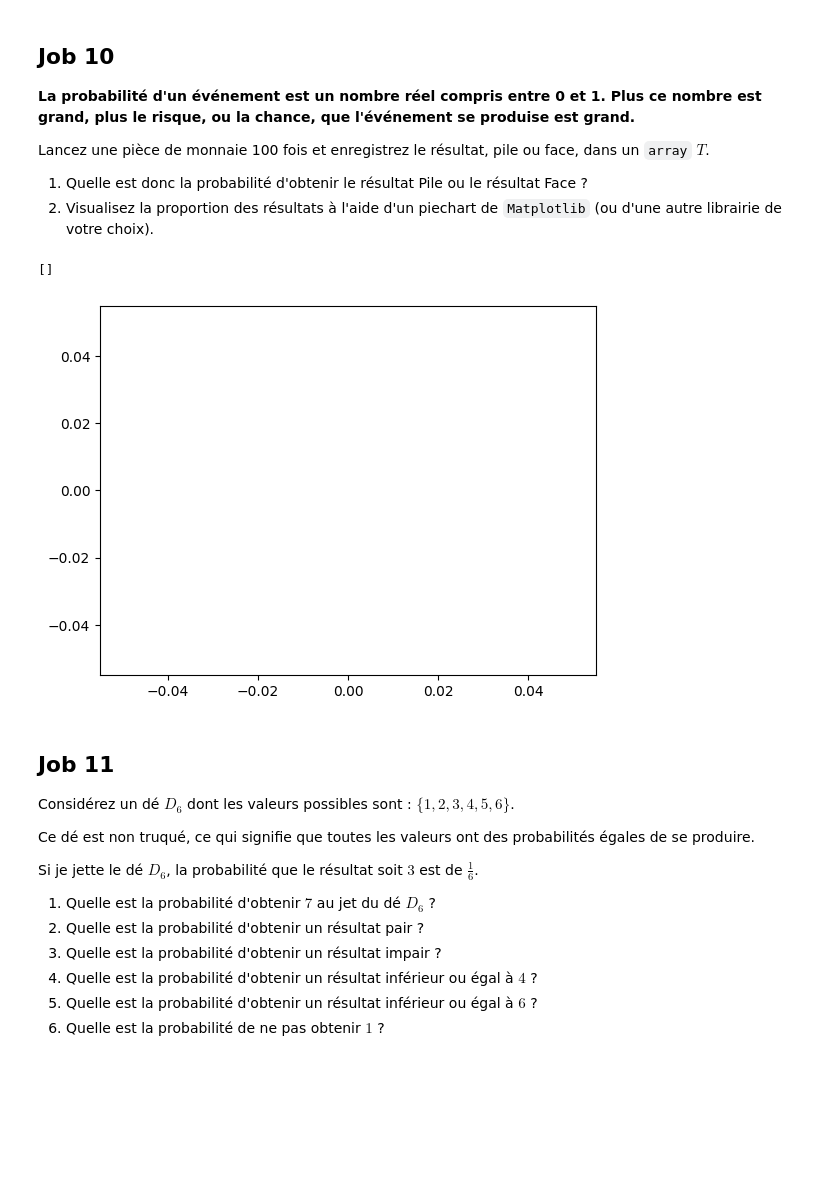
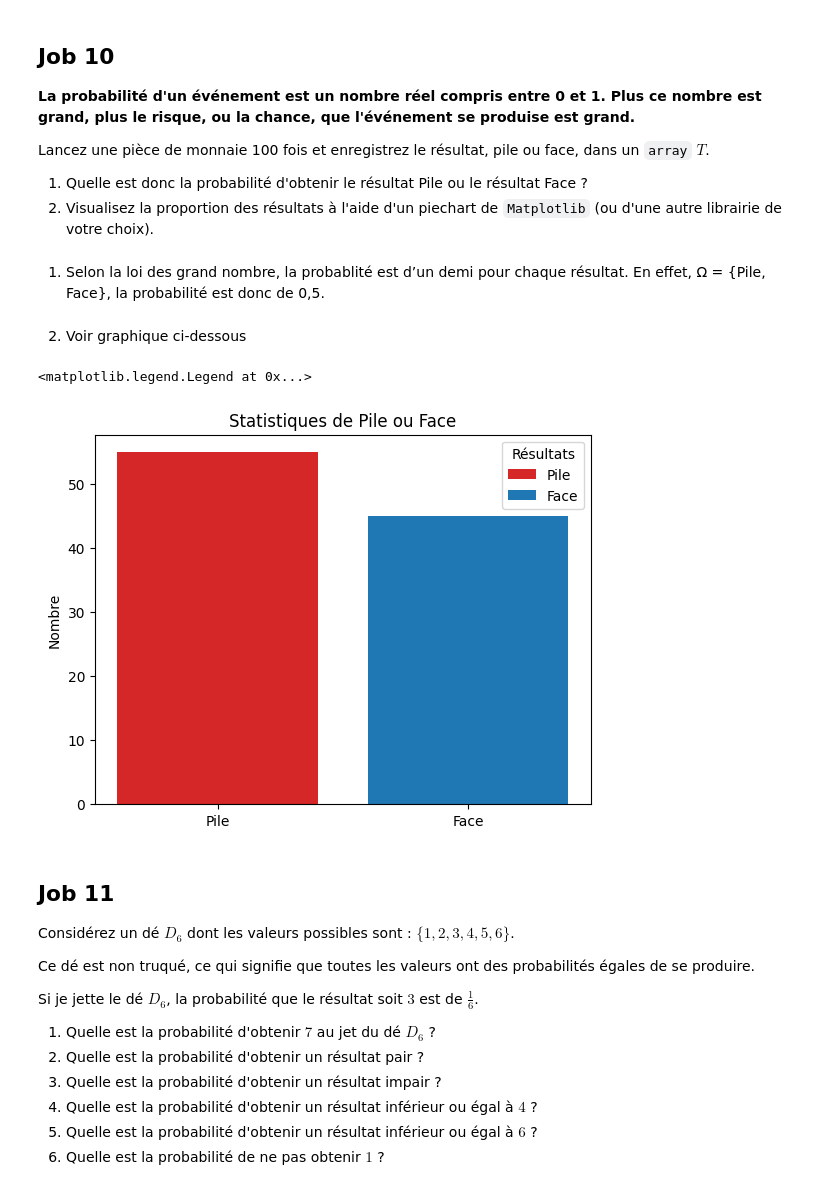
Before and after one commit to NovaStarmax/philomathia, a Jupyter notebook: philomathia.ipynb, the cells around one changed output. Drawn from its saved outputs; the diff is of its cells as text; code cells hidden in the pictures; blank space fills up the shorter version.

```diff
--- a/philomathia.ipynb
+++ b/philomathia.ipynb
@@ -502,15 +526,28 @@ np.allclose(invA @ A, np.eye(2)), np.allclose(invB @ B, np.eye(2)), np.allclose(
 Lancez une pièce de monnaie 100 fois et enregistrez le résultat, pile ou face, dans un `array` $T$.
 1. Quelle est donc la probabilité d'obtenir le résultat Pile ou le résultat Face ?
 3. Visualisez la proportion des résultats à l'aide d'un piechart de `Matplotlib` (ou d'une autre librairie de votre choix).
-# %%
-# 1 La probablité est d’un demi.
-T = np.random.choice(['pile', 'face'], 100)
-
-labels = ['Pile', 'Face']
-sizes = [np.count_nonzero(T == 'Pile'), np.count_nonzero(T == 'Face')]
-# %% [output]
-[]
-[figure, removed]
+# %% [markdown]
+1) Selon la loi des grand nombre, la probablité est d’un demi pour chaque résultat. En effet, Ω = {Pile, Face}, la probabilité est donc de 0,5.
+# %% [markdown]
+2) Voir graphique ci-dessous
+# %%
+T = np.random.choice(['pile', 'face'], 100)
+piles_count = np.count_nonzero(T == 'pile')
+faces_count = np.count_nonzero(T == 'face')
+
+counts = [piles_count, faces_count]
+labels = ['Pile', 'Face']
+bar_colors = ['tab:red', 'tab:blue']
+
+fig, ax = plt.subplots()
+ax.bar(labels, counts, label = labels, color=bar_colors)
+
+ax.set_ylabel('Nombre')
+ax.set_title('Statistiques de Pile ou Face')
+ax.legend(title='Résultats')
+# %% [output]
+<matplotlib.legend.Legend at 0x...>
+[figure, added]
 # %% [markdown]
 ## **Job 11**
 
```
Also changed, not shown: parts of 84 cells of this notebook.
